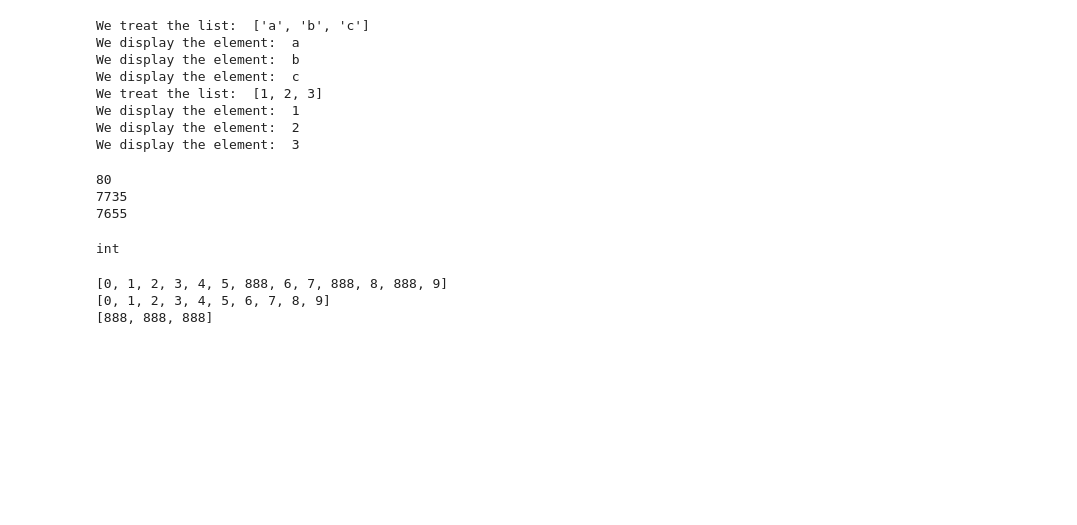
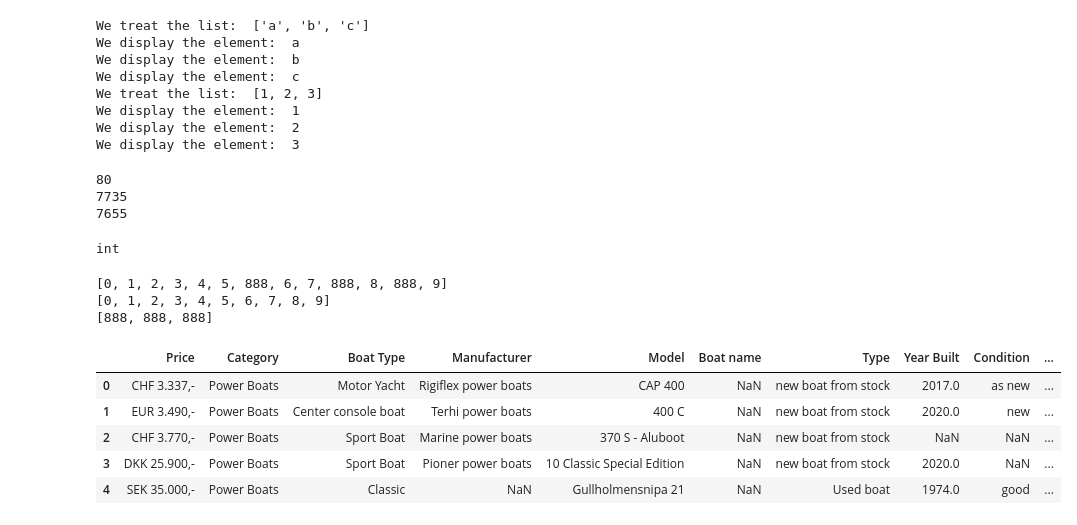
Before and after one commit to D0MOVF/DATA_ACADEMY, a Jupyter notebook: DATA_ACADEMY_1.ipynb, the cells around one changed output. Drawn from its saved outputs; the diff is of its cells as text; code cells hidden in the pictures; blank space fills up the shorter version.

```diff
--- a/DATA_ACADEMY_1.ipynb
+++ b/DATA_ACADEMY_1.ipynb
@@ -329,0 +425,12 @@ print(last_list2)
+# %%
+# Display entries of the imported database called df
+
+df.head(10) #specifies how many rows to show with header being 1 row
+df.head() #per default shows 5 rows - header = 1 + 4 content rows
+# %% [output]
+|  | Price | Category | Boat Type | Manufacturer | Model | Boat name | Type | Year Built | Condition | ... |
+| 0 | CHF 3.337,- | Power Boats | Motor Yacht | Rigiflex power boats | CAP 400 | NaN | new boat from stock | 2017.0 | as new | ... |
+| 1 | EUR 3.490,- | Power Boats | Center console boat | Terhi power boats | 400 C | NaN | new boat from stock | 2020.0 | new | ... |
+| 2 | CHF 3.770,- | Power Boats | Sport Boat | Marine power boats | 370 S - Aluboot | NaN | new boat from stock | NaN | NaN | ... |
+| 3 | DKK 25.900,- | Power Boats | Sport Boat | Pioner power boats | 10 Classic Special Edition | NaN | new boat from stock | 2020.0 | NaN | ... |
+| 4 | SEK 35.000,- | Power Boats | Classic | NaN | Gullholmensnipa 21 | NaN | Used boat | 1974.0 | good | ... |
```
Also changed, not shown: parts of 17 cells of this notebook.
